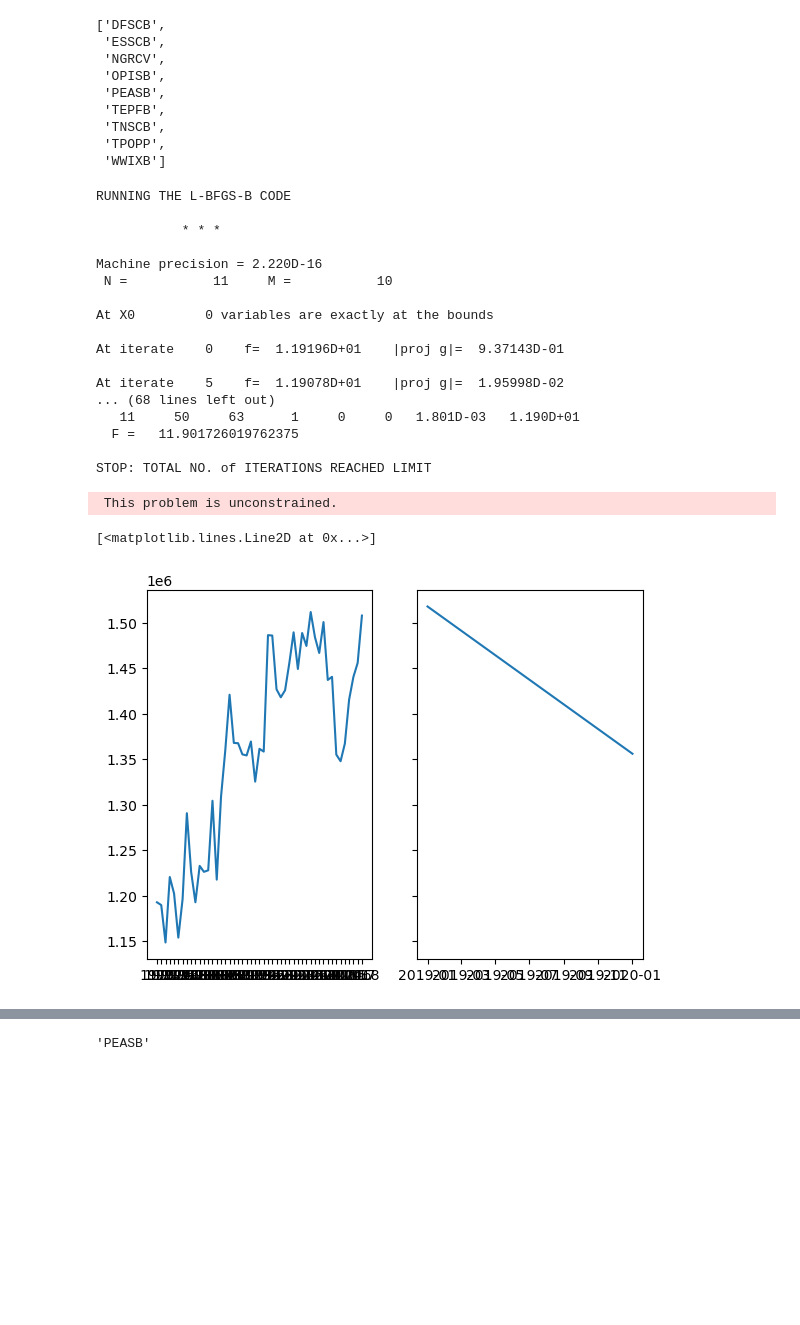
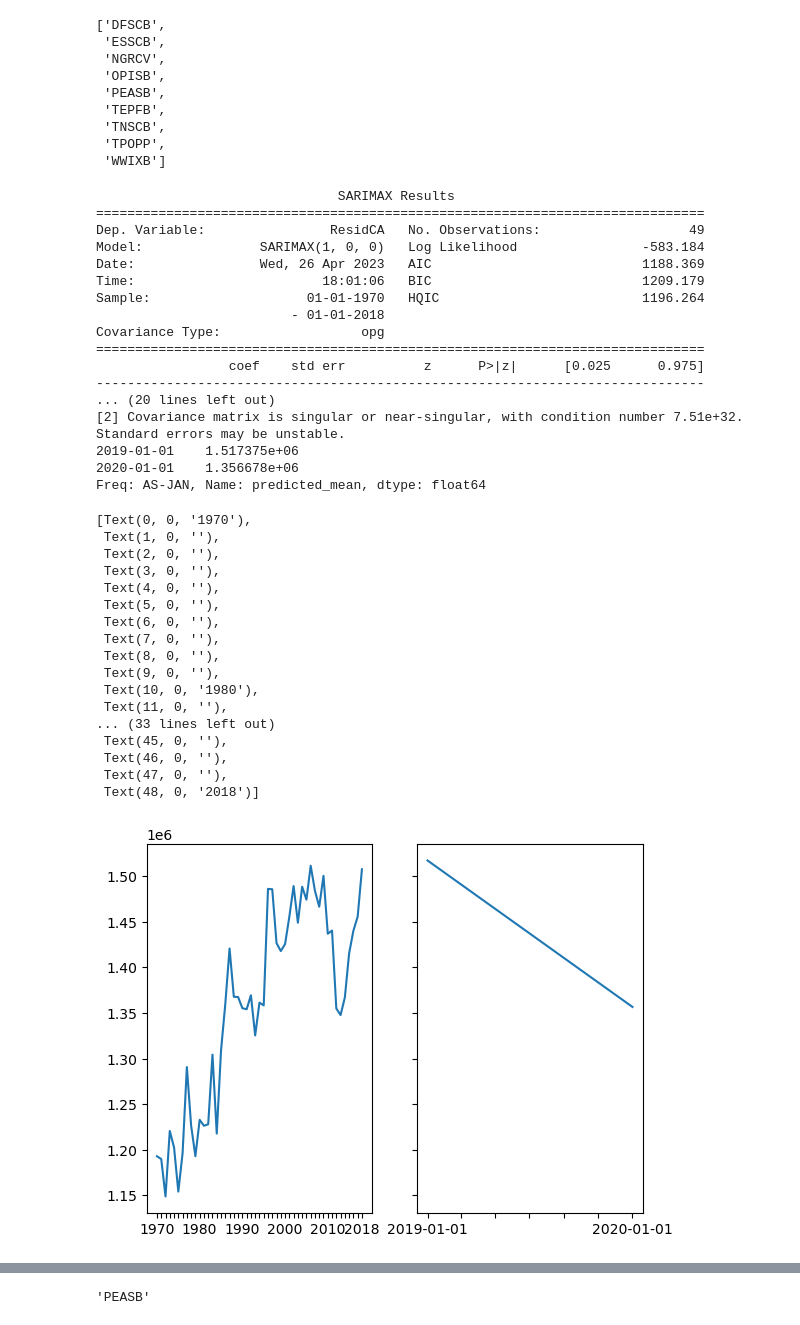
Before and after one commit to tianwin/EnergyPredictionCA, a Jupyter notebook: FrankDong/model.ipynb, the cells around one changed output, grey strips where cells are left out. Drawn from its saved outputs; the diff is of its cells as text; code cells hidden in the pictures; blank space fills up the shorter version.

Commit message:
Fixed the x-axis of the graphs

```diff
--- a/FrankDong/model.ipynb
+++ b/FrankDong/model.ipynb
@@ -210,7 +187,11 @@ forecast = results.predict(start=1, end=48, exog=data5[feature_list[:-1]])
 print(forecast)
 f, (ax1, ax2) = plt.subplots(1, 2, sharey=True)
 ax1.plot(forecast)
+
+x_values = data5.index
+x_values = ['' if int(year)%10 != 0 and int(year) != 2018 else year for year in x_values]
 ax2.plot(data5["ResidCA"])
+ax2.xaxis.set_ticklabels(x_values)
 # %% [output]
 1971-01-01    1189801.0
 1972-01-01    1148722.0
@@ -523,41 +547,58 @@ high_corr_features
 # %%
 # Create the ARIMA model with exogenous variables
 model = sm.tsa.SARIMAX(data5["ResidCA"], exog=data5[high_corr_features])
 
 # Fit the model
 results = model.fit()
 
 # Print the model summary
 print(results.summary())
 
 forecast = results.forecast(steps=2,exog = data_fut[high_corr_features])
 
 # Print the forecasted values
 print(forecast)
 f, (ax1, ax2) = plt.subplots(1, 2, sharey=True)
 ax2.plot(forecast)
+ax2.xaxis.set_ticklabels(['2019-01-01', '', '', '', '', '', '2020-01-01'])
 ax1.plot(data5["ResidCA"])
+ax1.xaxis.set_ticklabels(x_values)
 # %% [output]
-RUNNING THE L-BFGS-B CODE
-
-           * * *
-
-Machine precision = 2.220D-16
- N =           11     M =           10
-
-At X0         0 variables are exactly at the bounds
-
-At iterate    0    f=  1.19196D+01    |proj g|=  9.37143D-01
-
-At iterate    5    f=  1.19078D+01    |proj g|=  1.95998D-02
-... (68 lines left out)
-   11     50     63      1     0     0   1.801D-03   1.190D+01
-  F =   11.901726019762375
-
-STOP: TOTAL NO. of ITERATIONS REACHED LIMIT
+                               SARIMAX Results
+==============================================================================
+Dep. Variable:                ResidCA   No. Observations:                   49
+Model:               SARIMAX(1, 0, 0)   Log Likelihood                -583.184
+Date:                Wed, 26 Apr 2023   AIC                           1188.369
+Time:                        18:01:06   BIC                           1209.179
+Sample:                    01-01-1970   HQIC                          1196.264
+                         - 01-01-2018
+Covariance Type:                  opg
+==============================================================================
+                 coef    std err          z      P>|z|      [0.025      0.975]
+------------------------------------------------------------------------------
+... (20 lines left out)
+[2] Covariance matrix is singular or near-singular, with condition number 7.51e+32. Standard errors may be unstable.
+2019-01-01    1.517375e+06
+2020-01-01    1.356678e+06
+Freq: AS-JAN, Name: predicted_mean, dtype: float64
- This problem is unconstrained.
+[Text(0, 0, '1970'),
+ Text(1, 0, ''),
+ Text(2, 0, ''),
+ Text(3, 0, ''),
+ Text(4, 0, ''),
+ Text(5, 0, ''),
+ Text(6, 0, ''),
+ Text(7, 0, ''),
+ Text(8, 0, ''),
+ Text(9, 0, ''),
+ Text(10, 0, '1980'),
+ Text(11, 0, ''),
+... (33 lines left out)
+ Text(45, 0, ''),
+ Text(46, 0, ''),
+ Text(47, 0, ''),
+ Text(48, 0, '2018')]
-[<matplotlib.lines.Line2D at 0x...>]
-[figure, old version]
+[figure, new version]
 # %%
 forecast = results.predict(start=1, end=50, exog=data_fut[high_corr_features])
 
```
Also changed, not shown: parts of 18 cells of this notebook.
